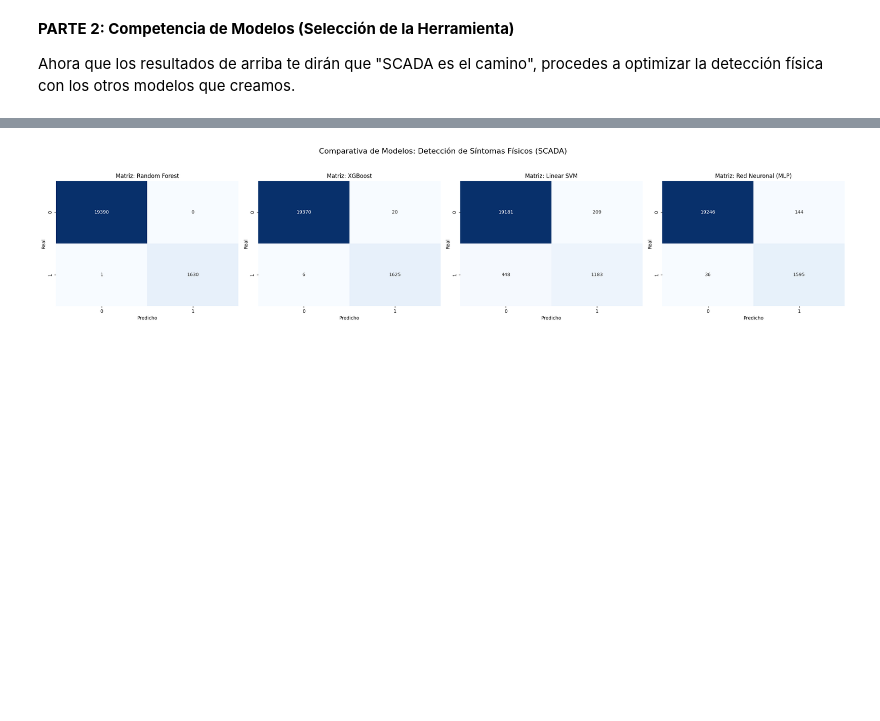
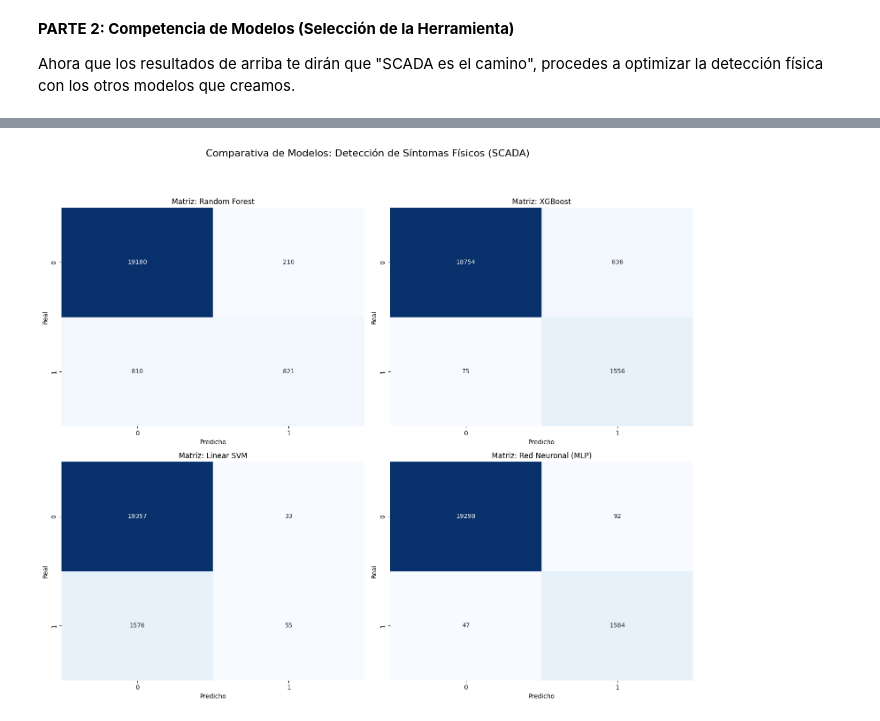
Before and after one commit to BryanInche/27.tfm_enagas_ia, a Jupyter notebook: notebooks/04_Modelado_Supervisado.ipynb, the cells around one changed output, grey strips where cells are left out. Drawn from its saved outputs; the diff is of its cells as text; code cells hidden in the pictures; blank space fills up the shorter version.

Commit message:
avance_paper_modelos_FASE2

```diff
--- a/notebooks/04_Modelado_Supervisado.ipynb
+++ b/notebooks/04_Modelado_Supervisado.ipynb
@@ -412,0 +531,31 @@ weighted avg       0.99      0.99      0.99     21021
+# %%
+from sklearn.preprocessing import StandardScaler
+
+# 3. PREPARACIÓN DE VARIABLES
+columnas_fisicas = ['presion_in_A', 'temperatura_in_A', 'caudal_nominal_A']
+features = columnas_fisicas + [col for col in df_supervisado.columns if 'lag' in col]
+X = df_supervisado[features]
+y = df_supervisado['is_scada_anomaly']
+
+# División única estratificada
+X_train, X_test, y_train, y_test = train_test_split(
+    X, y, test_size=0.2, random_state=42, stratify=y
+)
+
+# --- ESCALADO DE DATOS (Vital para SVM y MLP) ---
+# Creamos el escalador y lo ajustamos SOLO con el X_train
+scaler = StandardScaler()
+X_train_scaled = scaler.fit_transform(X_train)
+X_test_scaled = scaler.transform(X_test)
+
+print("\n" + "="*50)
+print("INICIO DE COMPETENCIA DE MODELOS (TARGET: SCADA)")
+print("="*50)
+
+# Random Forest y XGBoost pueden usar los datos escalados sin problemas
+model_rf, pred_rf = entrenar_rf(X_train_scaled, X_test_scaled, y_train, y_test, "RANDOM FOREST")
+model_xgb, pred_xgb = entrenar_xgboost(X_train_scaled, X_test_scaled, y_train, y_test)
+
+# SVM y MLP REQUIEREN obligatoriamente X_train_scaled y X_test_scaled
+model_svm, pred_svm = entrenar_svm(X_train_scaled, X_test_scaled, y_train, y_test)
+model_nn, pred_nn = entrenar_mlp_nn(X_train_scaled, X_test_scaled, y_train, y_test)
@@ -413,31 +580,34 @@ weighted avg       0.99      0.99      0.99     21021
 # %%
 # --- Visualización de la Competencia ---
 import seaborn as sns
 from sklearn.metrics import confusion_matrix
 import matplotlib.pyplot as plt
 
 # 1. Definición de la Función
 def plot_confusion_en_eje(y_real, y_pred, titulo, ax_obj):
     """
     Dibuja la matriz de confusión en un eje específico del subplot.
     """
     cm = confusion_matrix(y_real, y_pred)
     sns.heatmap(cm, annot=True, fmt='d', cmap='Blues', ax=ax_obj, cbar=False)
     ax_obj.set_title(f'Matriz: {titulo}')
     ax_obj.set_ylabel('Real')
     ax_obj.set_xlabel('Predicho')
 
 # 2. Visualización de la Competencia
 # --- Visualización de la Competencia (Target: SCADA) ---
-fig, ax = plt.subplots(2, 2, figsize=(24, 5)) # Cambiado a 4 columnas
+fig, ax = plt.subplots(2, 2, figsize=(15, 12)) # Cambiado a 4 columnas
 
-plot_confusion_en_eje(y_test_scada, pred_rf, "Random Forest", ax[0])
-plot_confusion_en_eje(y_test_scada, pred_xgb, "XGBoost", ax[1])
-plot_confusion_en_eje(y_test_scada, pred_svm, "Linear SVM", ax[2])
-plot_confusion_en_eje(y_test_scada, pred_nn, "Red Neuronal (MLP)", ax[3])
+# APLANAMOS el array para acceder como ax_flat[0], [1], [2], [3]
+ax_flat = ax.flatten()
+
+plot_confusion_en_eje(y_test, pred_rf, "Random Forest", ax_flat[0])
+plot_confusion_en_eje(y_test, pred_xgb, "XGBoost", ax_flat[1])
+plot_confusion_en_eje(y_test, pred_svm, "Linear SVM", ax_flat[2])
+plot_confusion_en_eje(y_test, pred_nn, "Red Neuronal (MLP)", ax_flat[3])
 
 plt.suptitle('Comparativa de Modelos: Detección de Síntomas Físicos (SCADA)', fontsize=16, y=1.05)
 plt.tight_layout()
 plt.show()
 # %% [output]
-[figure, old version]
+[figure, new version]
```
Also changed, not shown: parts of 12 cells of this notebook.
